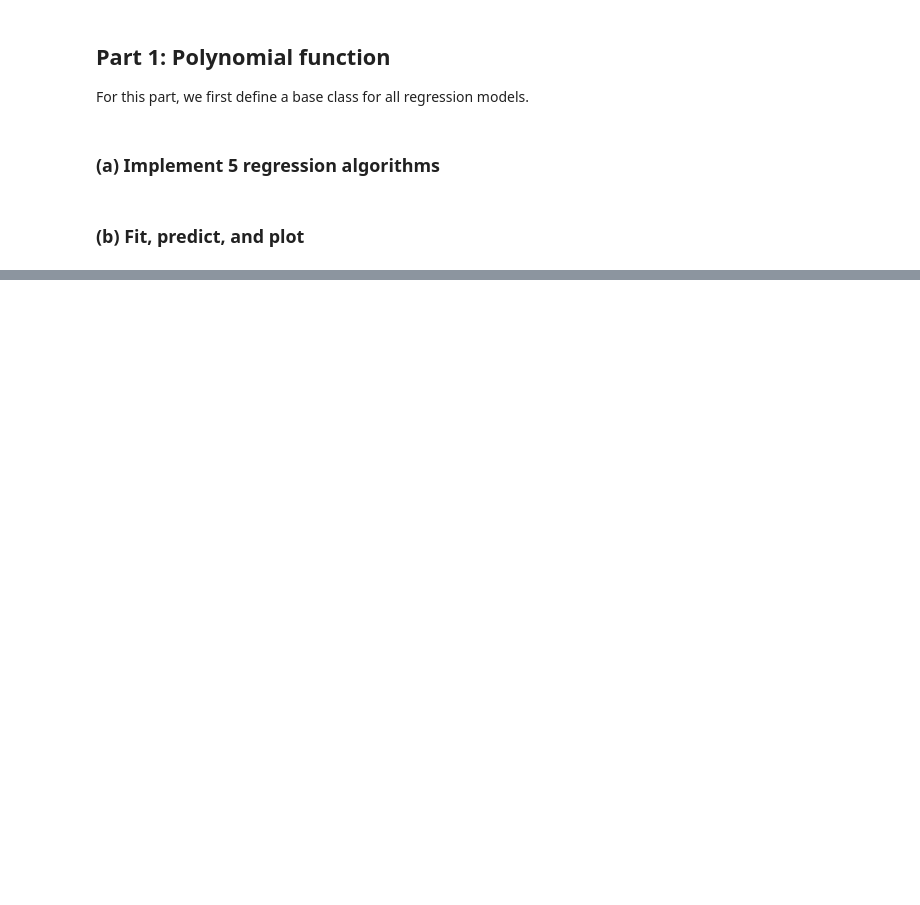
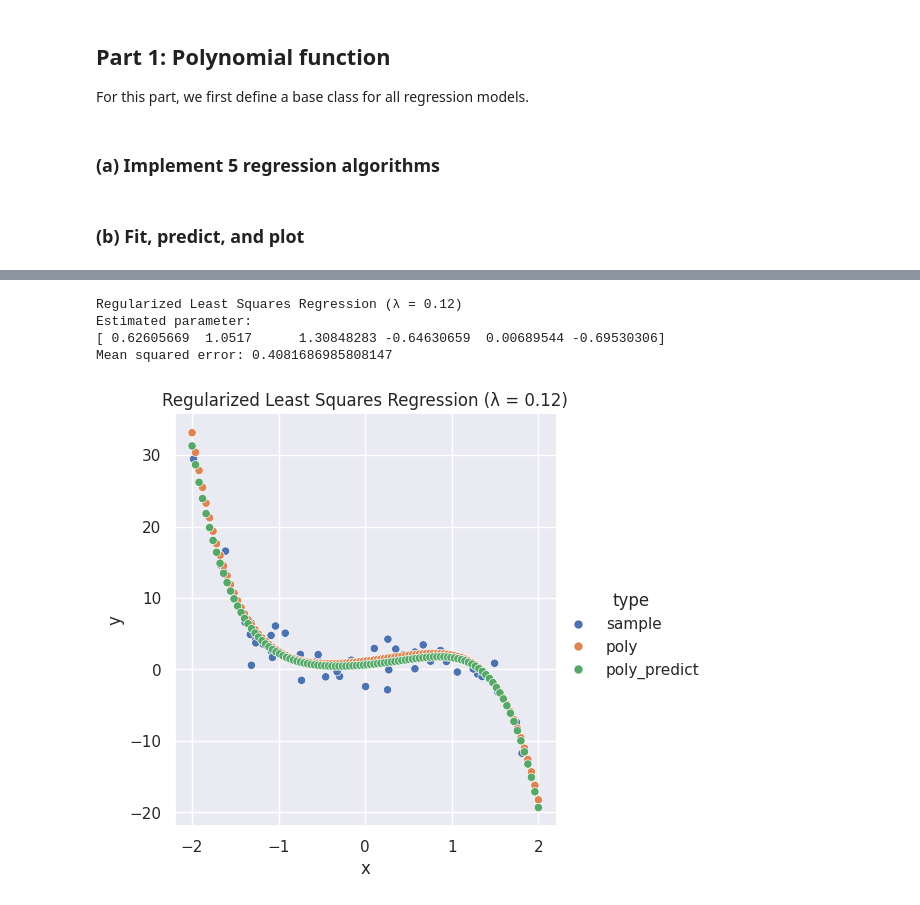
Before and after one commit to haitrungle/cs5487-pa-1, a Jupyter notebook: main.ipynb, the cells around one changed output, grey strips where cells are left out. Drawn from its saved outputs; the diff is of its cells as text; code cells hidden in the pictures; blank space fills up the shorter version.

```diff
--- a/main.ipynb
+++ b/main.ipynb
@@ -108,8 +98,8 @@ class RLS(Regression):
 
     Here, λ is a hyperparameter. The prediction for input x* is then f* = ϕ(x*)^T θ^.
     """
-    def __init__(self, phi, l):
-        self.phi = phi
+    def __init__(self, l=None):
+        self.title = f"Regularized Least Squares Regression (λ = {l:.2f})"
         self.l = l
 
     def fit(self, X, y):
@@ -278,3 +272,3 @@ MSE: 0.4086438835698797
 # %%
-fit_predict_plot(RLS, 0.48, title="Regularize Least Squares Regression")
+fit_predict_plot(LS())
 # %% [output]
@@ -285 +281,9 @@ MSE: 0.4075989710102732
+# %%
+fit_predict_plot(RLS(l=0.12))
+# %% [output]
+Regularized Least Squares Regression (λ = 0.12)
+Estimated parameter:
+[ 0.62605669  1.0517      1.30848283 -0.64630659  0.00689544 -0.69530306]
+Mean squared error: 0.4081686985808147
+[figure, added]
 # %%
```
Also changed, not shown: parts of 17 cells of this notebook, 4 other files.
